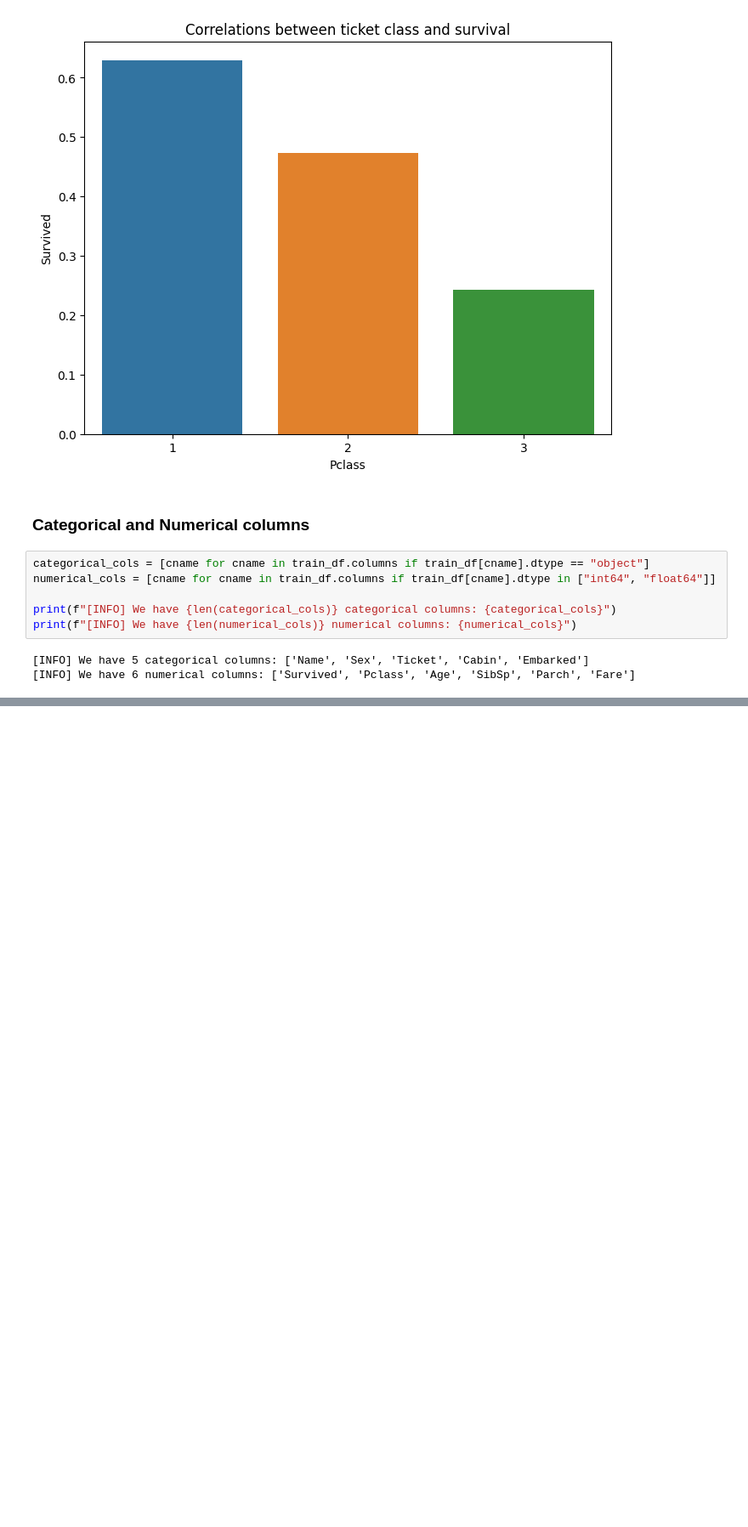
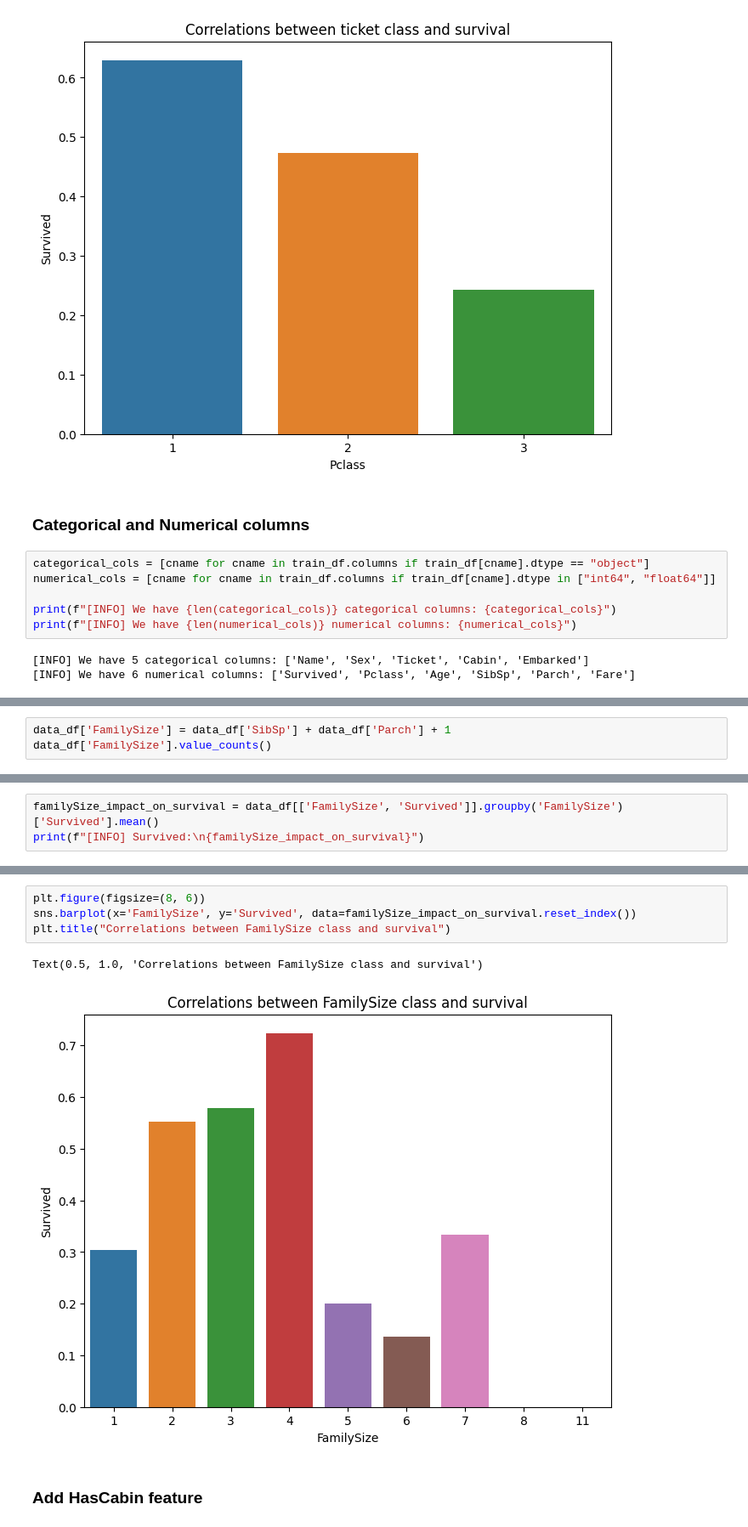
Before and after one commit to Milutin-S/kaggleCompetitions, a Jupyter notebook: Titanic/notes.ipynb, the cells around one changed output, grey strips where cells are left out. Shown: that part at 85% size. Saved outputs shown, nothing was run; the diff lists cells and outputs as text; blank space fills up the shorter version.

```diff
--- a/Titanic/notes.ipynb
+++ b/Titanic/notes.ipynb
@@ -197,0 +259,3 @@ print(f"[INFO] We have {len(numerical_cols)} numerical columns: {numerical_cols}
+# %%
+data_df['FamilySize'] = data_df['SibSp'] + data_df['Parch'] + 1
+data_df['FamilySize'].value_counts()
@@ -197,0 +273,3 @@ print(f"[INFO] We have {len(numerical_cols)} numerical columns: {numerical_cols}
+# %%
+familySize_impact_on_survival = data_df[['FamilySize', 'Survived']].groupby('FamilySize')['Survived'].mean()
+print(f"[INFO] Survived:\n{familySize_impact_on_survival}")
@@ -197,0 +289,9 @@ print(f"[INFO] We have {len(numerical_cols)} numerical columns: {numerical_cols}
+# %%
+plt.figure(figsize=(8, 6))
+sns.barplot(x='FamilySize', y='Survived', data=familySize_impact_on_survival.reset_index())
+plt.title("Correlations between FamilySize class and survival")
+# %% [output]
+Text(0.5, 1.0, 'Correlations between FamilySize class and survival')
+[figure, added]
+# %% [markdown]
+### Add HasCabin feature
```
Also changed, not shown: parts of 14 cells of this notebook.
